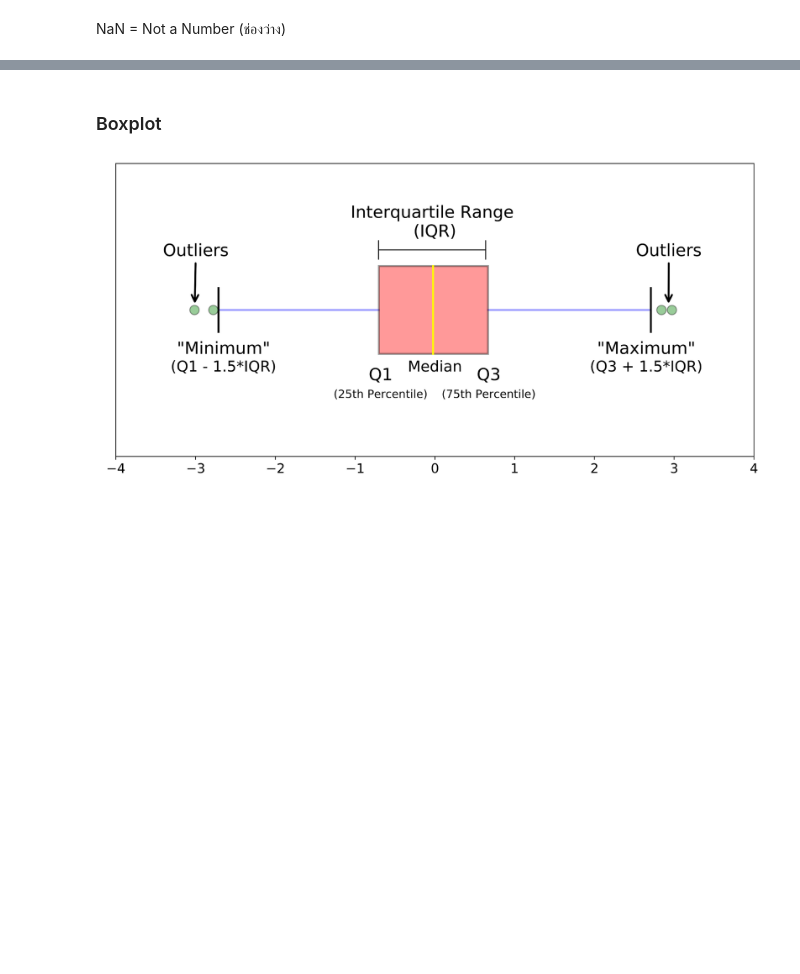
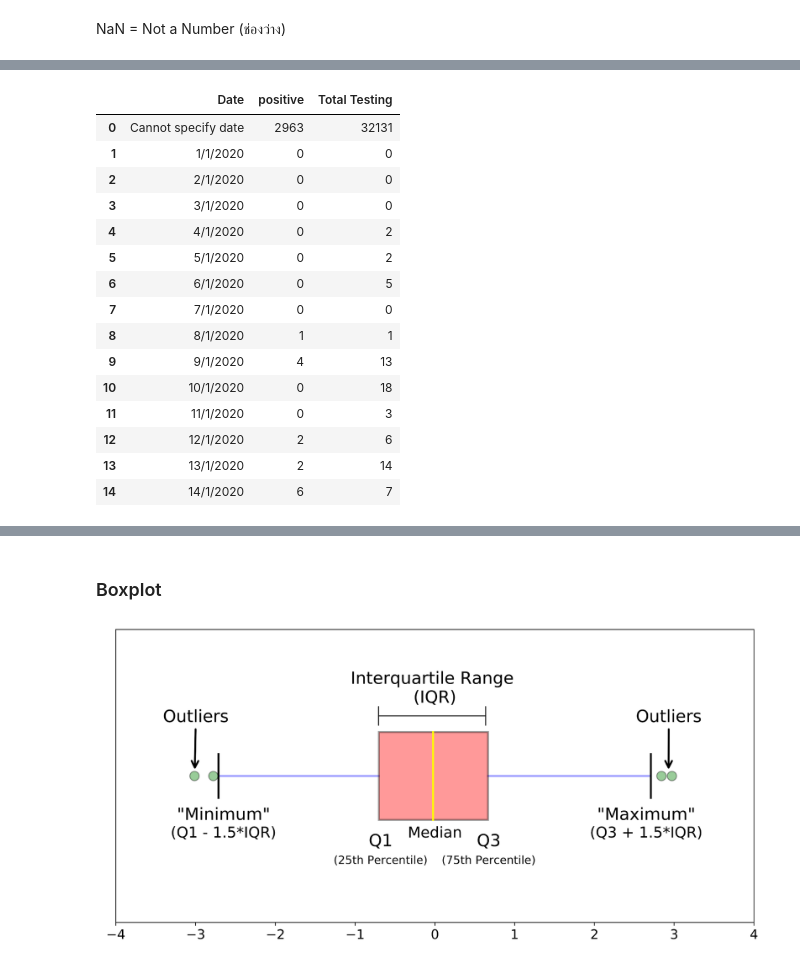
Before and after one commit to Supaporn-Bututham/DWDM21, a Jupyter notebook: Data102(Chapter2).ipynb, the cells around one changed output, grey strips where cells are left out. Drawn from its saved outputs; the diff is of its cells as text; code cells hidden in the pictures; blank space fills up the shorter version.

```diff
--- a/Data102(Chapter2).ipynb
+++ b/Data102(Chapter2).ipynb
@@ -72,0 +105,19 @@ dataN
+# %%
+dataN.head(n=15)     #คำสั่ง .head คือคำส่งที่ต้องการดูหัวตาราง ทั้งหมด 15 ตัว
+# %% [output]
+|  | Date | positive | Total Testing |
+| 0 | Cannot specify date | 2963 | 32131 |
+| 1 | 1/1/2020 | 0 | 0 |
+| 2 | 2/1/2020 | 0 | 0 |
+| 3 | 3/1/2020 | 0 | 0 |
+| 4 | 4/1/2020 | 0 | 2 |
+| 5 | 5/1/2020 | 0 | 2 |
+| 6 | 6/1/2020 | 0 | 5 |
+| 7 | 7/1/2020 | 0 | 0 |
+| 8 | 8/1/2020 | 1 | 1 |
+| 9 | 9/1/2020 | 4 | 13 |
+| 10 | 10/1/2020 | 0 | 18 |
+| 11 | 11/1/2020 | 0 | 3 |
+| 12 | 12/1/2020 | 2 | 6 |
+| 13 | 13/1/2020 | 2 | 14 |
+| 14 | 14/1/2020 | 6 | 7 |
```
Also changed, not shown: parts of 27 cells of this notebook.
